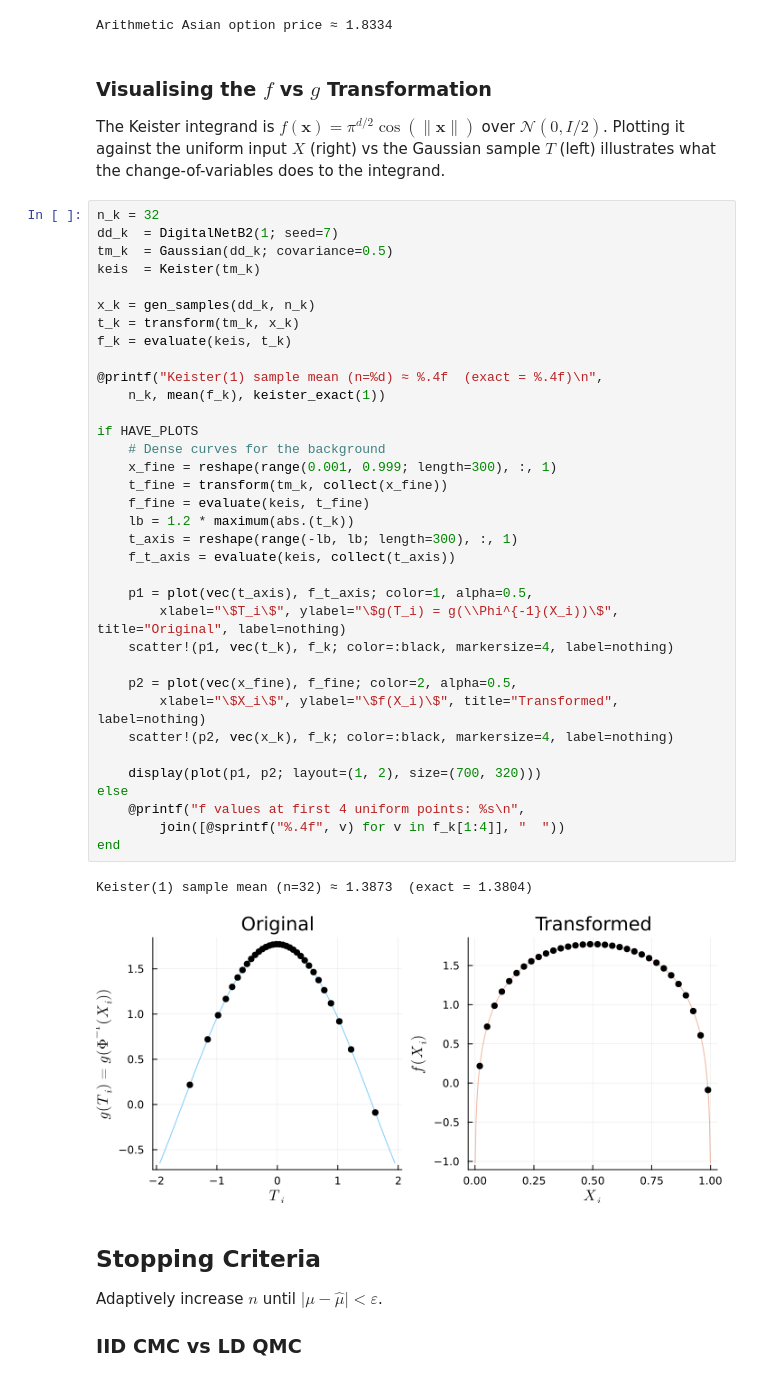
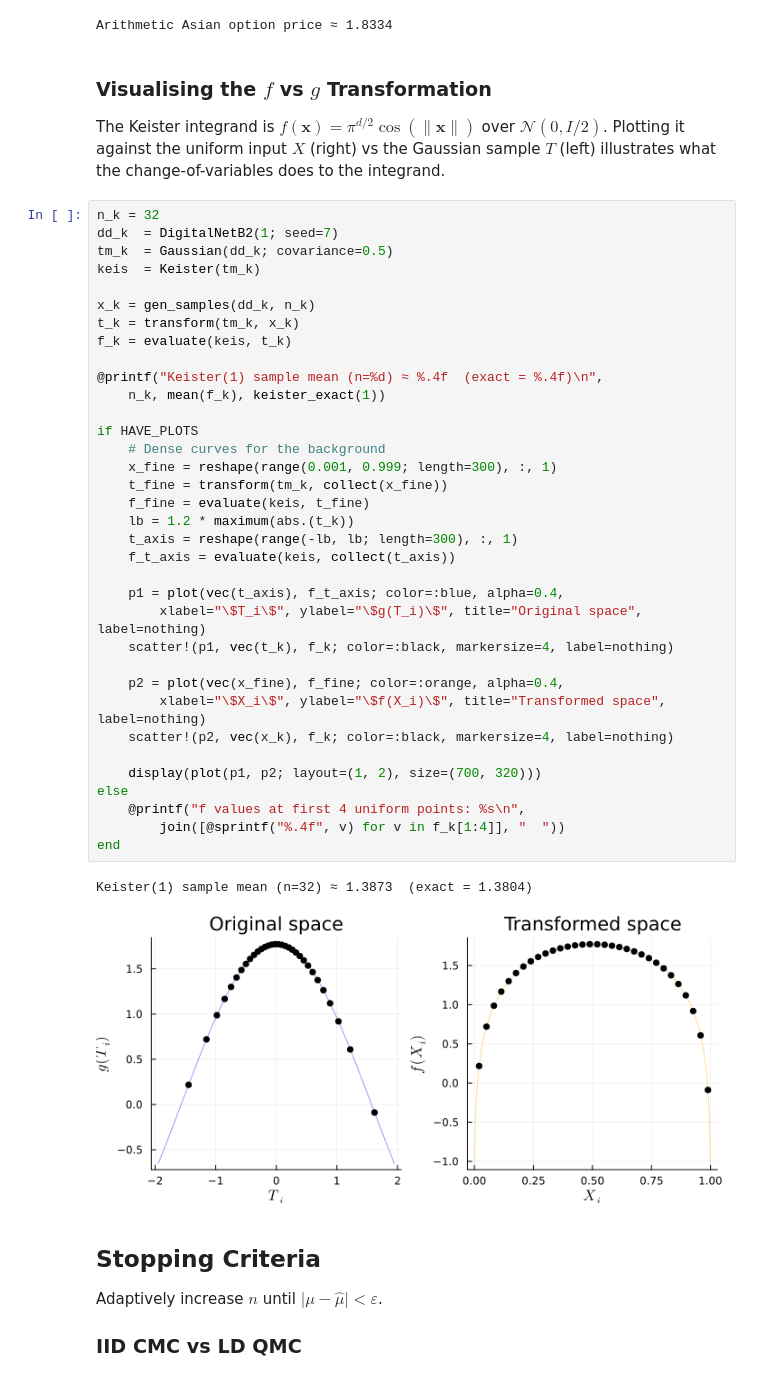
Before and after one commit to QMCSoftware/QMC.jl, a Jupyter notebook: demos/talk_paper_demos/pydata_chi_2023.ipynb, the cells around one changed output. Saved outputs shown, nothing was run; the diff lists cells and outputs as text.

```diff
--- a/demos/talk_paper_demos/pydata_chi_2023.ipynb
+++ b/demos/talk_paper_demos/pydata_chi_2023.ipynb
@@ -354,47 +346,45 @@ Arithmetic Asian option price ≈ 1.8334
 # %% [markdown]
 ### Visualising the $f$ vs $g$ Transformation
 
-The Keister integrand is $f(\mathbf{x}) = \pi^{d/2}\cos(\|\mathbf{x}\|)$ over $\mathcal{N}(0, I/2)$.
-Plotting it against the uniform input $X$ (right) vs the Gaussian sample $T$ (left) illustrates
-what the change-of-variables does to the integrand.
+The Keister integrand is $f(\mathbf{x}) = \pi^{d/2}\cos(\|\mathbf{x}\|)$ over $\mathcal{N}(0, I/2)$. Plotting it against the uniform input $X$ (right) vs the Gaussian sample $T$ (left) illustrates what the change-of-variables does to the integrand.
 # %%
 n_k = 32
 dd_k  = DigitalNetB2(1; seed=7)
 tm_k  = Gaussian(dd_k; covariance=0.5)
 keis  = Keister(tm_k)
 
 x_k = gen_samples(dd_k, n_k)
 t_k = transform(tm_k, x_k)
 f_k = evaluate(keis, t_k)
 
 @printf("Keister(1) sample mean (n=%d) ≈ %.4f  (exact = %.4f)\n",
     n_k, mean(f_k), keister_exact(1))
 
 if HAVE_PLOTS
     # Dense curves for the background
     x_fine = reshape(range(0.001, 0.999; length=300), :, 1)
     t_fine = transform(tm_k, collect(x_fine))
     f_fine = evaluate(keis, t_fine)
     lb = 1.2 * maximum(abs.(t_k))
     t_axis = reshape(range(-lb, lb; length=300), :, 1)
     f_t_axis = evaluate(keis, collect(t_axis))
 
-    p1 = plot(vec(t_axis), f_t_axis; color=1, alpha=0.5,
-        xlabel="\$T_i\$", ylabel="\$g(T_i) = g(\\Phi^{-1}(X_i))\$", title="Original", label=nothing)
+    p1 = plot(vec(t_axis), f_t_axis; color=:blue, alpha=0.4,
+        xlabel="\$T_i\$", ylabel="\$g(T_i)\$", title="Original space", label=nothing)
     scatter!(p1, vec(t_k), f_k; color=:black, markersize=4, label=nothing)
 
-    p2 = plot(vec(x_fine), f_fine; color=2, alpha=0.5,
-        xlabel="\$X_i\$", ylabel="\$f(X_i)\$", title="Transformed", label=nothing)
+    p2 = plot(vec(x_fine), f_fine; color=:orange, alpha=0.4,
+        xlabel="\$X_i\$", ylabel="\$f(X_i)\$", title="Transformed space", label=nothing)
     scatter!(p2, vec(x_k), f_k; color=:black, markersize=4, label=nothing)
 
     display(plot(p1, p2; layout=(1, 2), size=(700, 320)))
 else
     @printf("f values at first 4 uniform points: %s\n",
         join([@sprintf("%.4f", v) for v in f_k[1:4]], "  "))
 end
 # %% [output]
 Keister(1) sample mean (n=32) ≈ 1.3873  (exact = 1.3804)
-[figure, old version]
+[figure, new version]
 # %% [markdown]
 ## Stopping Criteria
 
```
Also changed, not shown: parts of 11 cells of this notebook, 14 other files.
